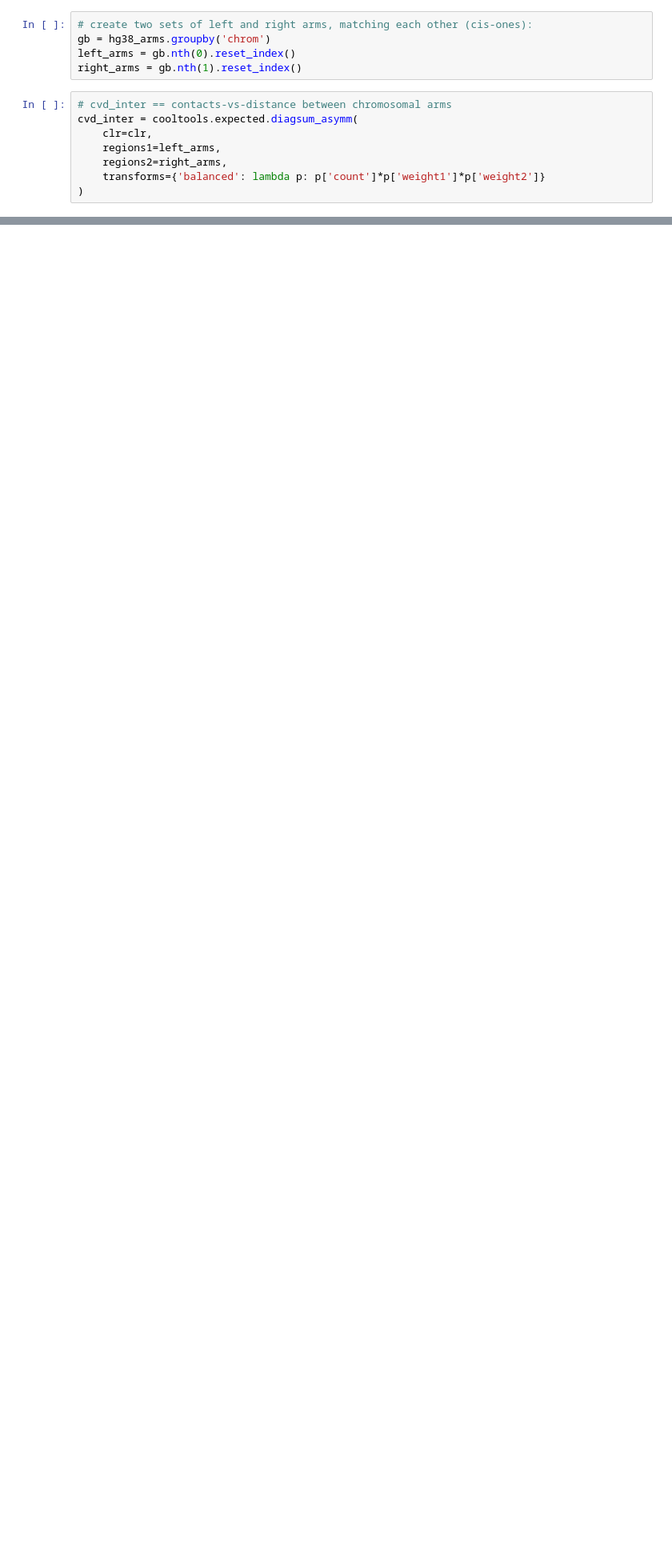
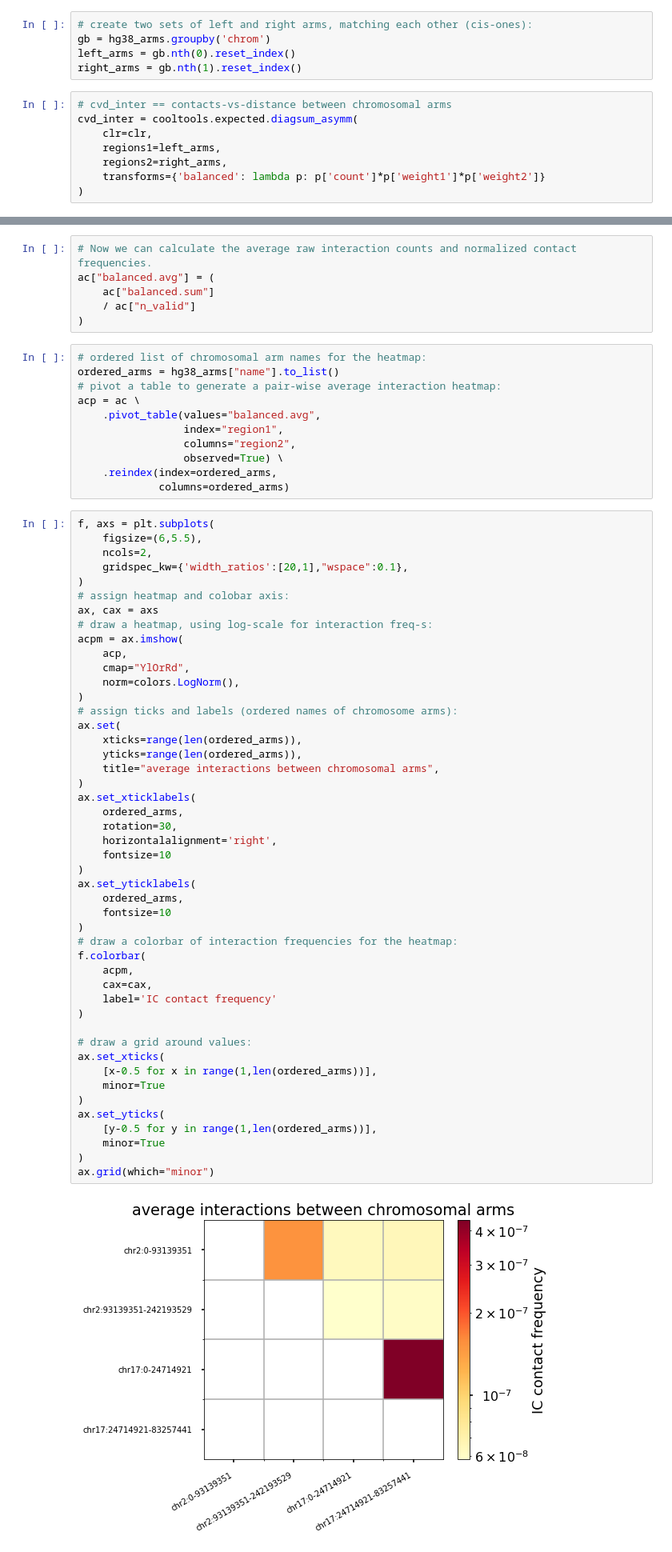
Before and after one commit to open2c/open2c_examples, a Jupyter notebook: contacts_vs_distance.ipynb, the cells around one changed output, grey strips where cells are left out. Shown at 80% size. Cells and saved outputs as stored; diff of their text form; blank space fills up the shorter version.

Commit message:
update contacts-v-distance notebook with trans-expected

```diff
--- a/contacts_vs_distance.ipynb
+++ b/contacts_vs_distance.ipynb
@@ -284,0 +315,66 @@ ax.set_aspect(1.0)
+# %%
+# Now we can calculate the average raw interaction counts and normalized contact frequencies.
+ac["balanced.avg"] = (
+    ac["balanced.sum"]
+    / ac["n_valid"]
+)
+# %%
+# ordered list of chromosomal arm names for the heatmap:
+ordered_arms = hg38_arms["name"].to_list()
+# pivot a table to generate a pair-wise average interaction heatmap:
+acp = ac \
+    .pivot_table(values="balanced.avg",
+                 index="region1",
+                 columns="region2",
+                 observed=True) \
+    .reindex(index=ordered_arms,
+             columns=ordered_arms)
+# %%
+f, axs = plt.subplots(
+    figsize=(6,5.5),
+    ncols=2,
+    gridspec_kw={'width_ratios':[20,1],"wspace":0.1},
+)
+# assign heatmap and colobar axis:
+ax, cax = axs
+# draw a heatmap, using log-scale for interaction freq-s:
+acpm = ax.imshow(
+    acp,
+    cmap="YlOrRd",
+    norm=colors.LogNorm(),
+)
+# assign ticks and labels (ordered names of chromosome arms):
+ax.set(
+    xticks=range(len(ordered_arms)),
+    yticks=range(len(ordered_arms)),
+    title="average interactions between chromosomal arms",
+)
+ax.set_xticklabels(
+    ordered_arms,
+    rotation=30,
+    horizontalalignment='right',
+    fontsize=10
+)
+ax.set_yticklabels(
+    ordered_arms,
+    fontsize=10
+)
+# draw a colorbar of interaction frequencies for the heatmap:
+f.colorbar(
+    acpm,
+    cax=cax,
+    label='IC contact frequency'
+)
+
+# draw a grid around values:
+ax.set_xticks(
+    [x-0.5 for x in range(1,len(ordered_arms))],
+    minor=True
+)
+ax.set_yticks(
+    [y-0.5 for y in range(1,len(ordered_arms))],
+    minor=True
+)
+ax.grid(which="minor")
+# %% [output]
+[figure, added]
```
Also changed, not shown: parts of 9 cells of this notebook.
